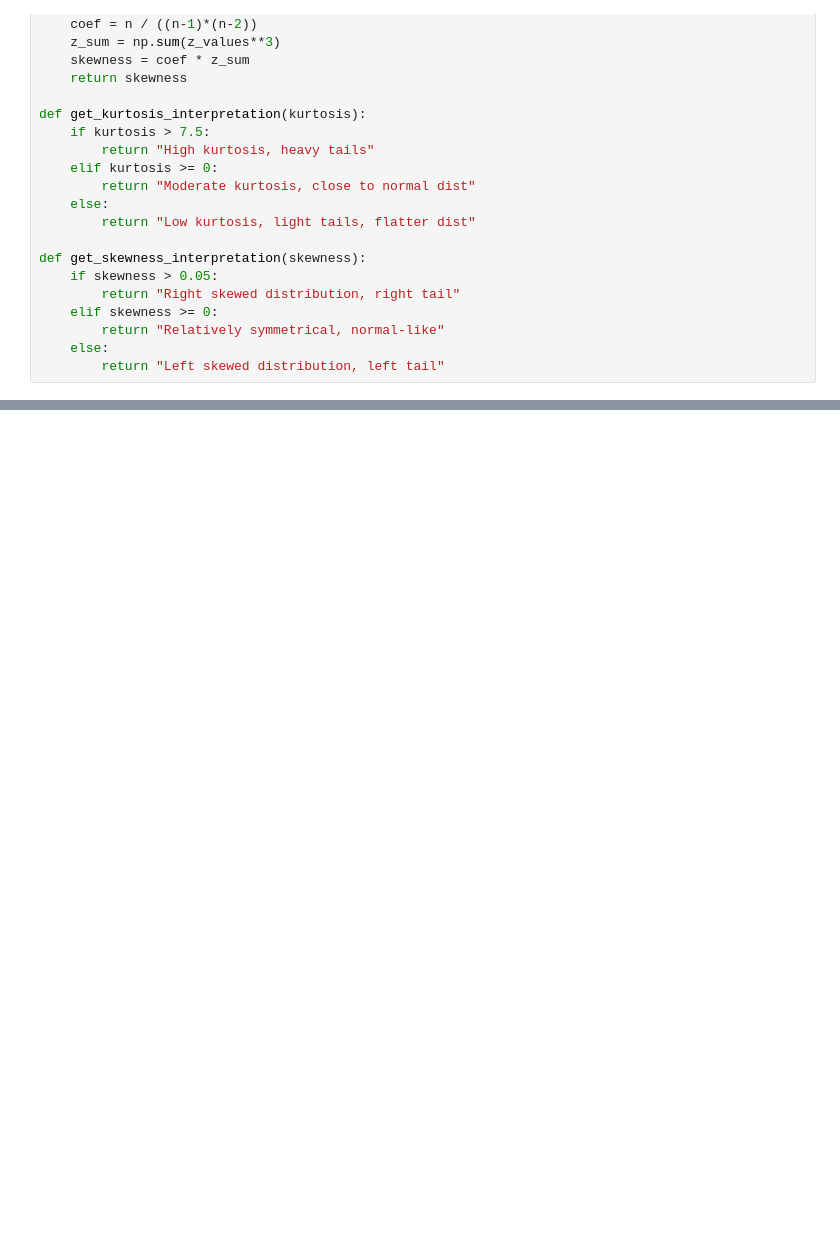
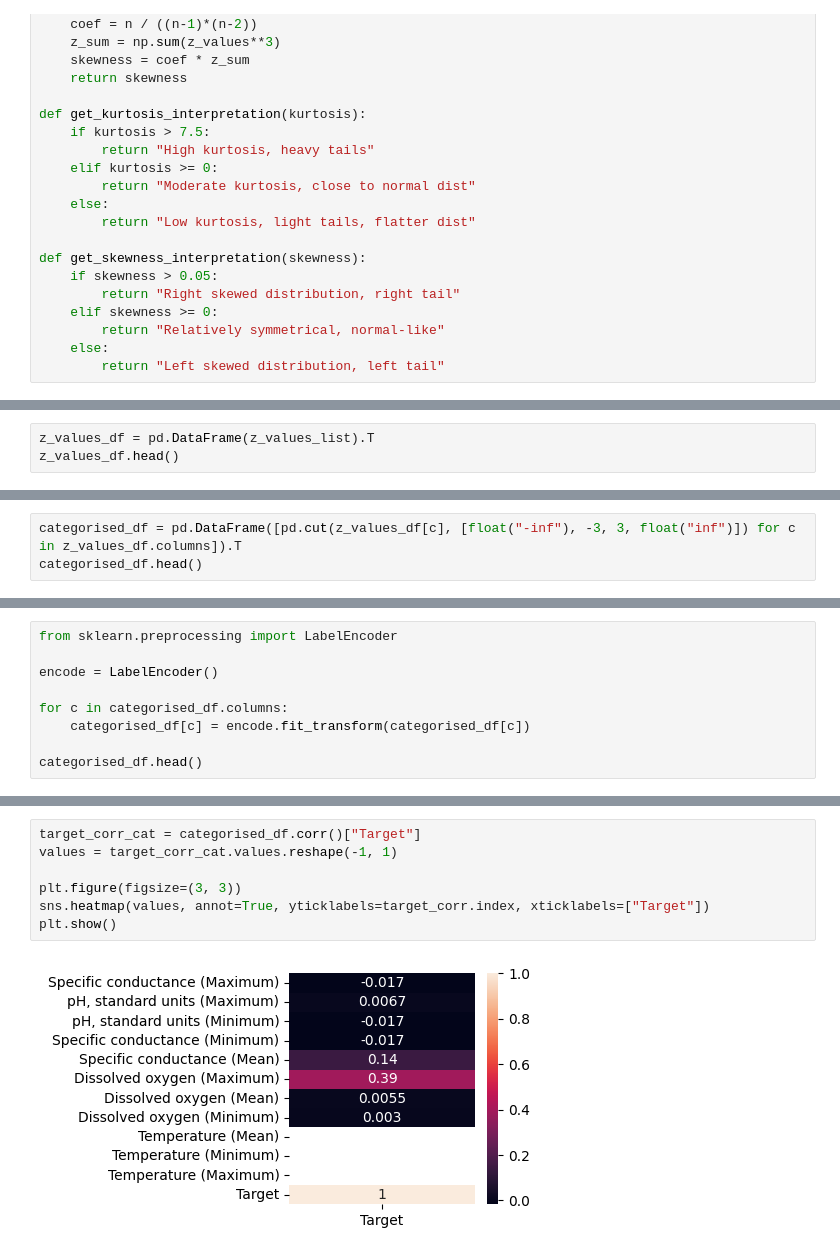
Before and after one commit to glovric/NOSQLBDA-TVZ, a Jupyter notebook: Python_2/stats_analysis_2.ipynb, the cells around one changed output, grey strips where cells are left out. Saved outputs shown, nothing was run; the diff lists cells and outputs as text; blank space fills up the shorter version.

```diff
--- a/Python_2/stats_analysis_2.ipynb
+++ b/Python_2/stats_analysis_2.ipynb
@@ -141,0 +157,3 @@ plt.show()
+# %%
+z_values_df = pd.DataFrame(z_values_list).T
+z_values_df.head()
@@ -141,0 +167,3 @@ plt.show()
+# %%
+categorised_df = pd.DataFrame([pd.cut(z_values_df[c], [float("-inf"), -3, 3, float("inf")]) for c in z_values_df.columns]).T
+categorised_df.head()
@@ -141,0 +177,9 @@ plt.show()
+# %%
+from sklearn.preprocessing import LabelEncoder
+
+encode = LabelEncoder()
+
+for c in categorised_df.columns:
+    categorised_df[c] = encode.fit_transform(categorised_df[c])
+
+categorised_df.head()
@@ -141,0 +193,9 @@ plt.show()
+# %%
+target_corr_cat = categorised_df.corr()["Target"]
+values = target_corr_cat.values.reshape(-1, 1)
+
+plt.figure(figsize=(3, 3))
+sns.heatmap(values, annot=True, yticklabels=target_corr.index, xticklabels=["Target"])
+plt.show()
+# %% [output]
+[figure, added]
```
Also changed, not shown: parts of 12 cells of this notebook, 1 other file.
